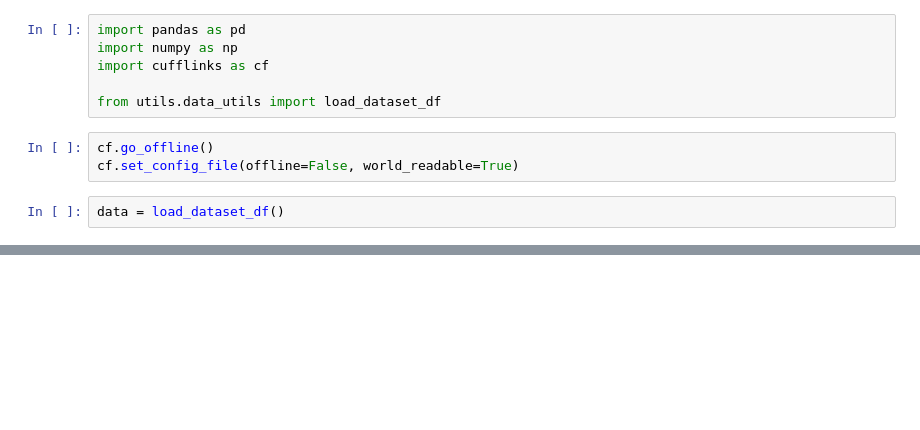
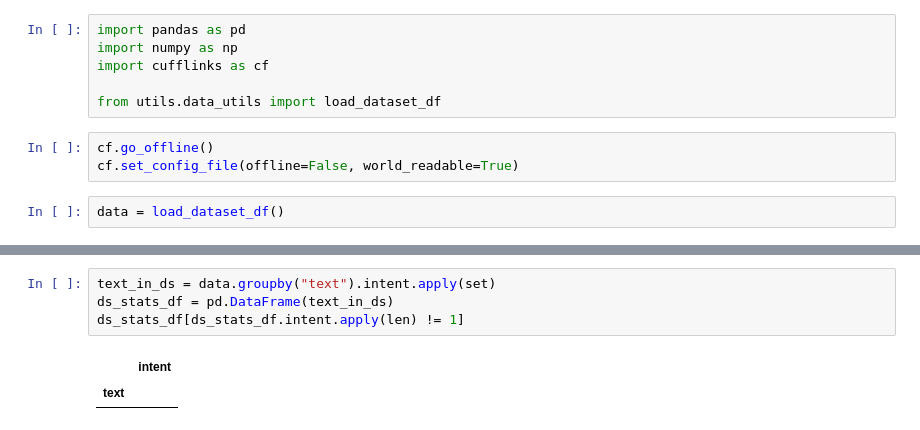
Before and after one commit to nsomabalint/intent-detection, a Jupyter notebook: data_stats.ipynb, the cells around one changed output, grey strips where cells are left out. Cells and saved outputs as stored; diff of their text form; blank space fills up the shorter version.

```diff
--- a/data_stats.ipynb
+++ b/data_stats.ipynb
@@ -73,0 +121,7 @@ ValueError: columns overlap but no suffix specified: Index(['mean'], dtype='obje
+# %%
+text_in_ds = data.groupby("text").intent.apply(set)
+ds_stats_df = pd.DataFrame(text_in_ds)
+ds_stats_df[ds_stats_df.intent.apply(len) != 1]
+# %% [output]
+|  | intent |
+| text |  |
```
Also changed, not shown: parts of 13 cells of this notebook, 1 other file.
